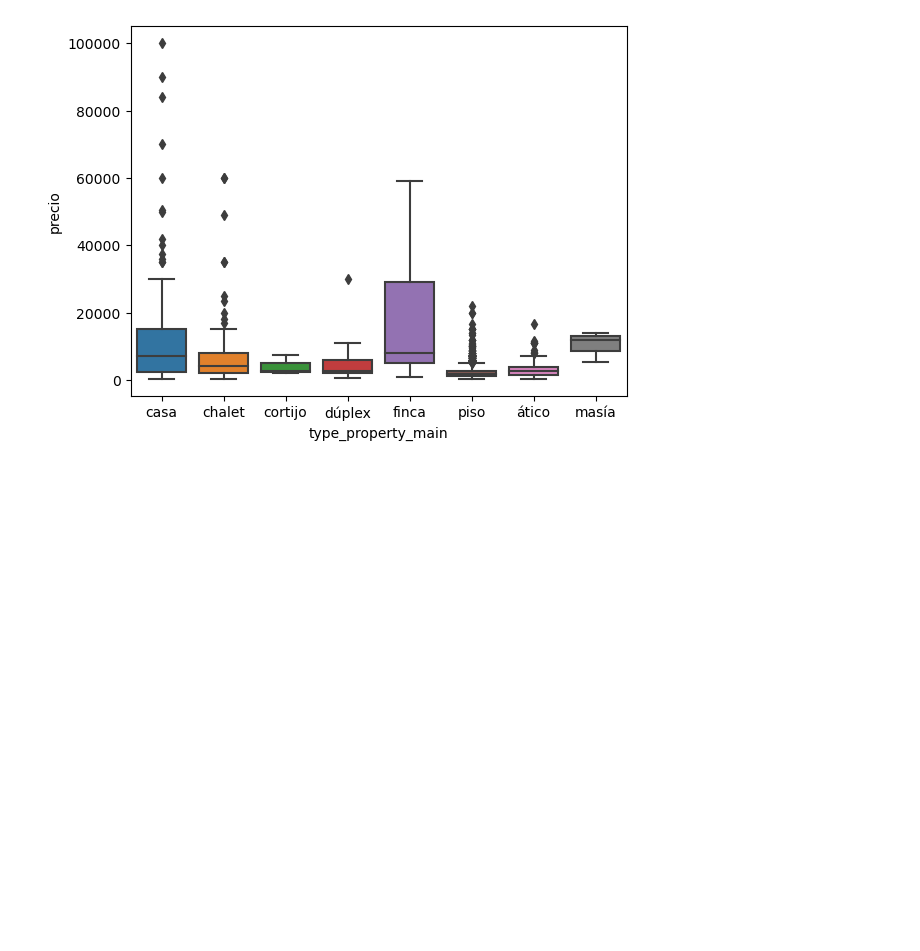
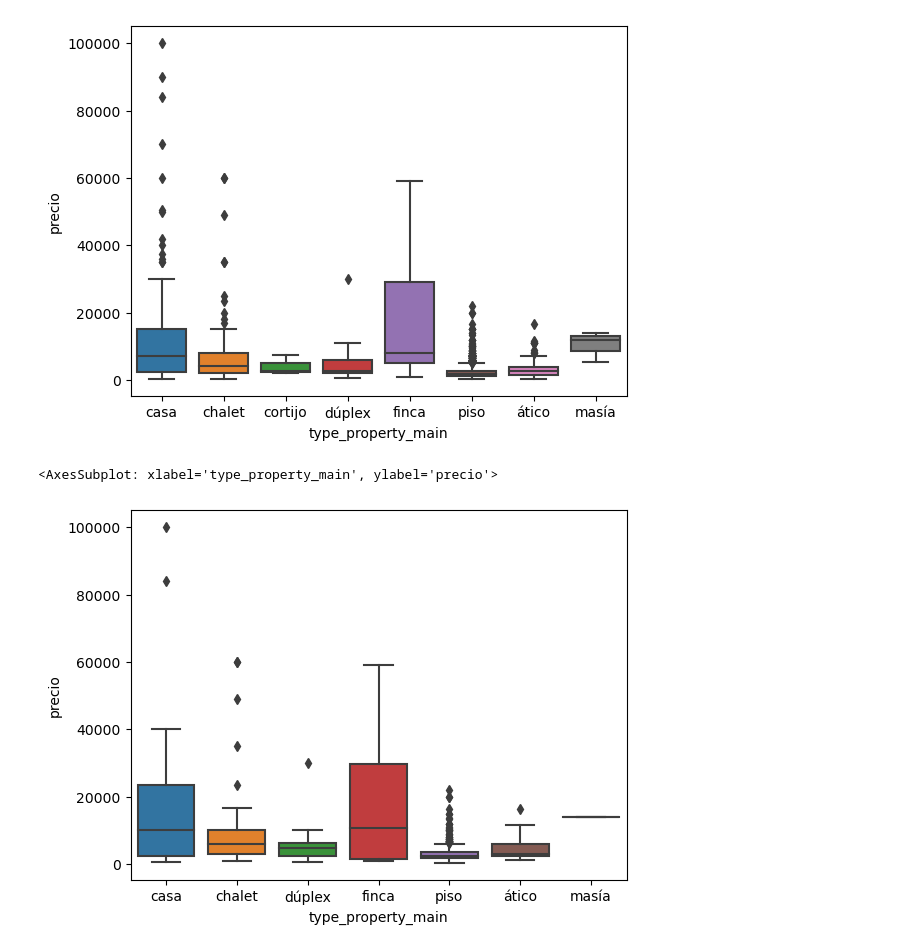
Before and after one commit to marciafof/DAFT_0116_OTALORAMarcia, a Jupyter notebook: Module_1/Project_Week_3_Data-Preparation/scripts/data_exploration.ipynb, the cells around one changed output. Saved outputs shown, nothing was run; the diff lists cells and outputs as text; code cells hidden in the pictures; blank space fills up the shorter version.

```diff
--- a/Module_1/Project_Week_3_Data-Preparation/scripts/data_exploration.ipynb
+++ b/Module_1/Project_Week_3_Data-Preparation/scripts/data_exploration.ipynb
@@ -660,3 +669,8 @@ sns.boxplot(data=df_outliers[df_outliers["outliers_IQR"]==1], x ="type_property_
 # %% [output]
 <AxesSubplot: xlabel='type_property_main', ylabel='precio'>
 [figure]
+# %%
+sns.boxplot(data=df_outliers[df_outliers["outliers_sigma"]==1], x ="type_property_main", y ="precio")
+# %% [output]
+<AxesSubplot: xlabel='type_property_main', ylabel='precio'>
+[figure, added]
```
Also changed, not shown: parts of 18 cells of this notebook, 8 other files.
